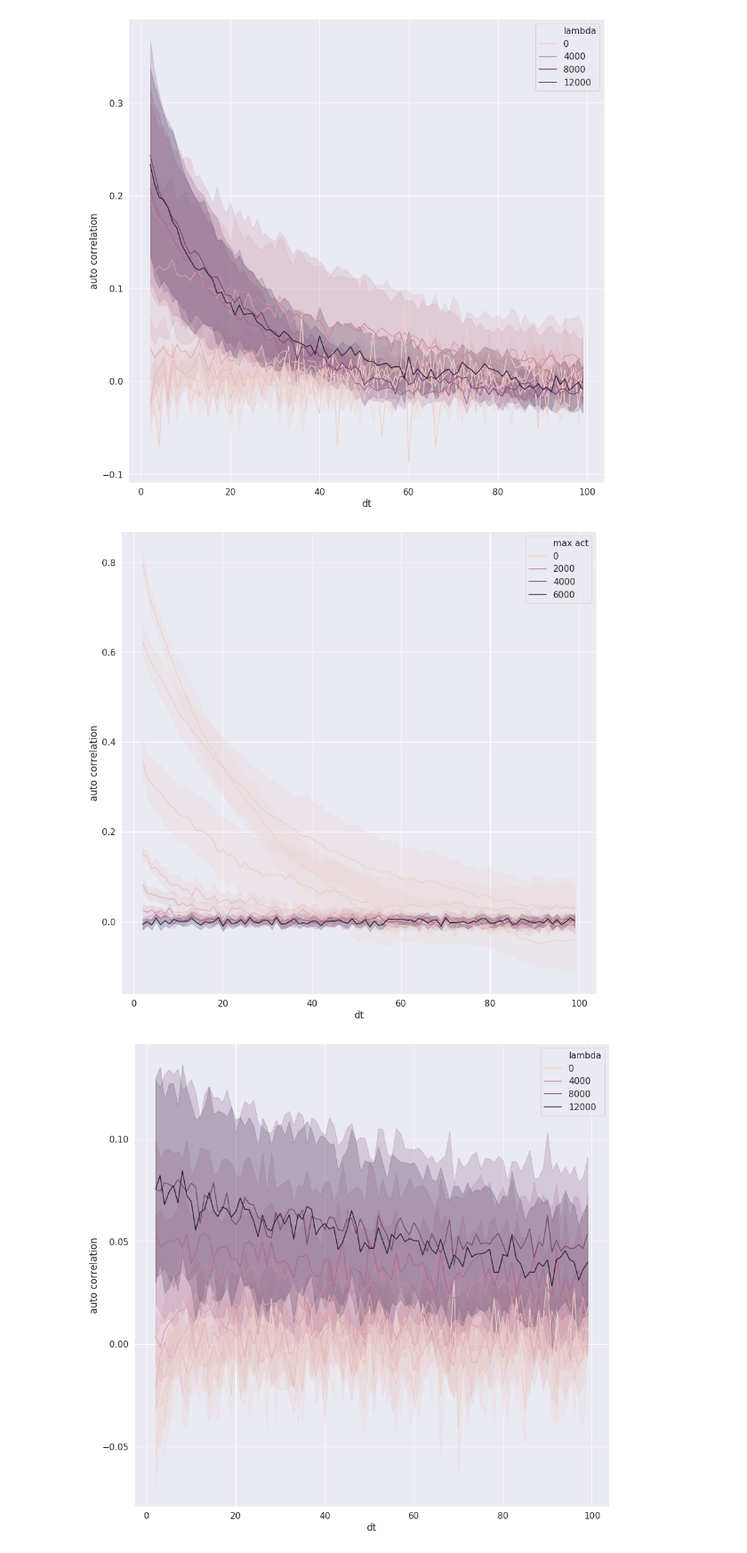
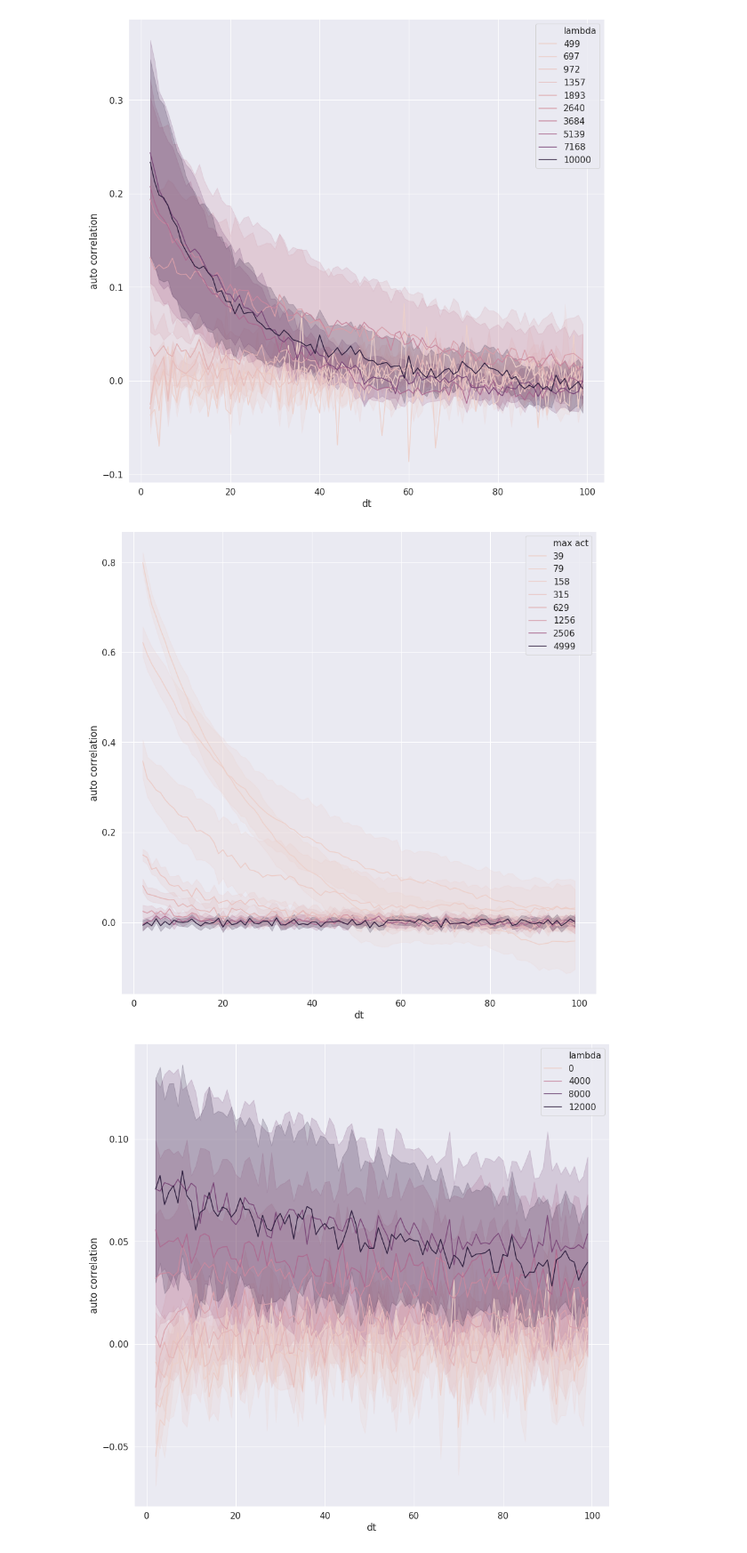
Before and after one commit to lstuurman/FRC_Thesis, a Jupyter notebook: CPM_code/autocorplotas.ipynb, the cells around one changed output. Shown at 89% size. Cells and saved outputs as stored; diff of their text form; code cells hidden in the pictures.

```diff
--- a/CPM_code/autocorplotas.ipynb
+++ b/CPM_code/autocorplotas.ipynb
@@ -16,16 +16,16 @@ data = data[data.dt > 1]
 data = data.dropna()
 # %%
 plt.figure(figsize = (15,15))
-sns.lineplot(x = 'dt', y = 'auto correlation', hue = 'lambda', data = data, dashes = False)
+sns.lineplot(x = 'dt', y = 'auto correlation', hue = 'lambda',legend = 'full', data = data, dashes = False)
 plt.show()
 # %% [output]
-[figure, old version]
+[figure, new version]
 # %%
 plt.figure(figsize = (15,15))
-sns.lineplot(x = 'dt', y = 'auto correlation', hue = 'max act', data = data, dashes = False)
+sns.lineplot(x = 'dt', y = 'auto correlation', hue = 'max act' ,legend = 'full',data = data, dashes = False)
 plt.show()
 # %% [output]
-[figure, old version]
+[figure, new version]
 # %%
 # next
 data = pd.read_csv('../results/autocorrelation_nofrc2.csv',index_col=0)
```
Also changed, not shown: 6 other files.
